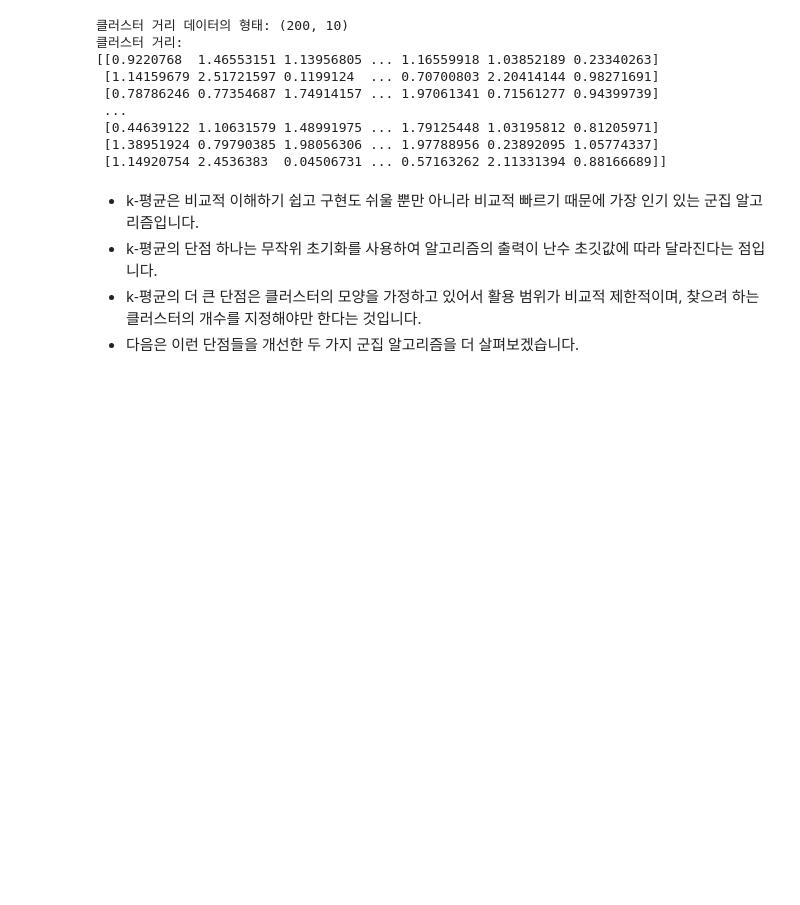
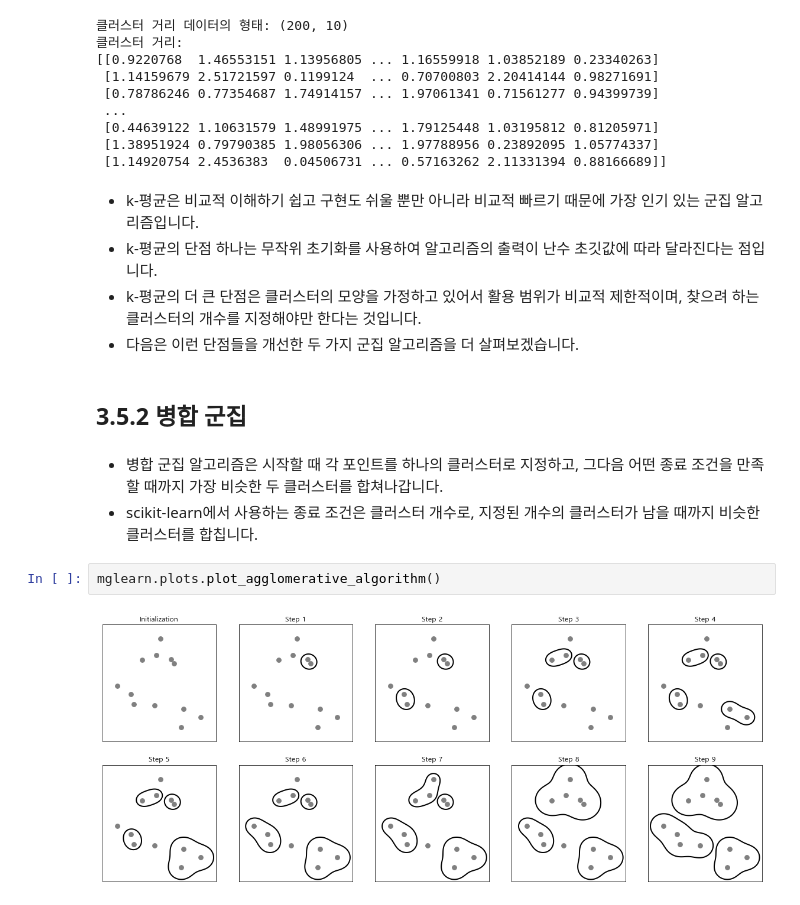
Before and after one commit to noveline4530/Machine_Learning_scikit-learn, a Jupyter notebook: ml12_190316.ipynb, the cells around one changed output. Drawn from its saved outputs; the diff is of its cells as text; blank space fills up the shorter version.

```diff
--- a/ml12_190316.ipynb
+++ b/ml12_190316.ipynb
@@ -272,3 +272,12 @@ print("클러스터 거리:\n{}".format(distance_features))
 - k-평균의 단점 하나는 무작위 초기화를 사용하여 알고리즘의 출력이 난수 초깃값에 따라 달라진다는 점입니다.
 - k-평균의 더 큰 단점은 클러스터의 모양을 가정하고 있어서 활용 범위가 비교적 제한적이며, 찾으려 하는 클러스터의 개수를 지정해야만 한다는 것입니다.
 - 다음은 이런 단점들을 개선한 두 가지 군집 알고리즘을 더 살펴보겠습니다.
+# %% [markdown]
+## 3.5.2 병합 군집
+# %% [markdown]
+- 병합 군집 알고리즘은 시작할 때 각 포인트를 하나의 클러스터로 지정하고, 그다음 어떤 종료 조건을 만족할 때까지 가장 비슷한 두 클러스터를 합쳐나갑니다.
+- scikit-learn에서 사용하는 종료 조건은 클러스터 개수로, 지정된 개수의 클러스터가 남을 때까지 비슷한 클러스터를 합칩니다.
+# %%
+mglearn.plots.plot_agglomerative_algorithm()
+# %% [output]
+[figure, added]
```
Also changed, not shown: parts of 14 cells of this notebook.
